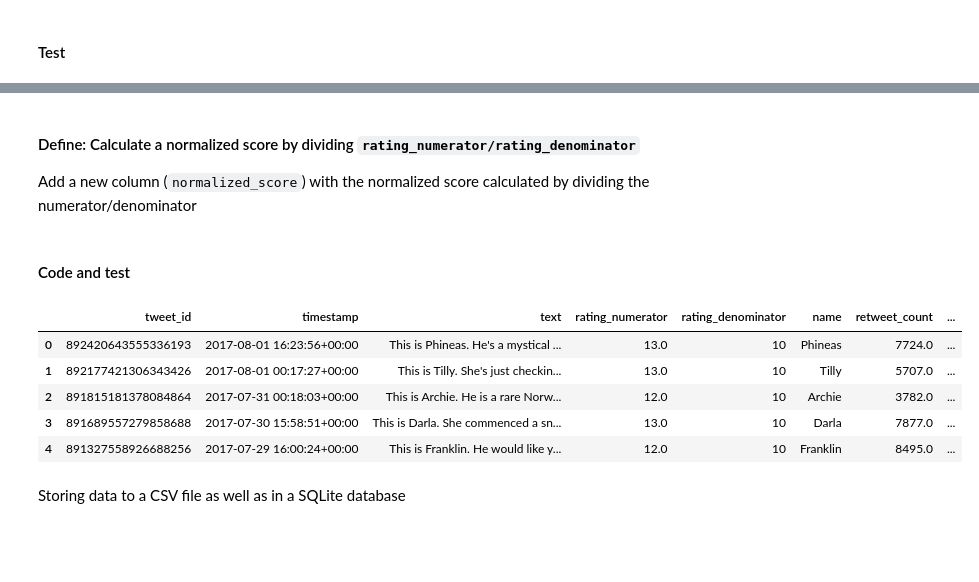
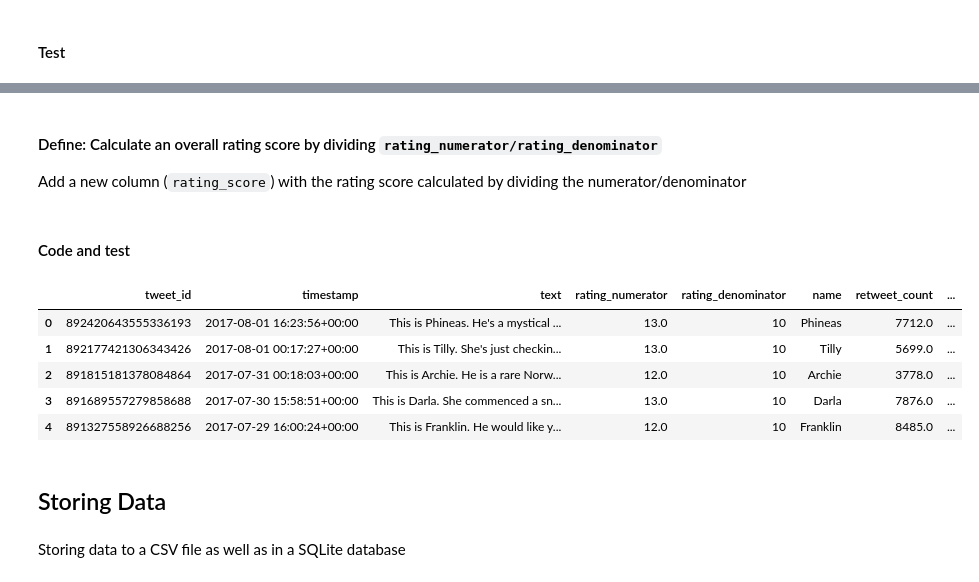
Before and after one commit to miniermatar/udacity_project_5_data_wrangling, a Jupyter notebook: wrangle_act.ipynb, the cells around one changed output, grey strips where cells are left out. Saved outputs shown, nothing was run; the diff lists cells and outputs as text; code cells hidden in the pictures; blank space fills up the shorter version.

```diff
--- a/wrangle_act.ipynb
+++ b/wrangle_act.ipynb
@@ -60,7 +60,7 @@ api = tweepy.API(auth, wait_on_rate_limit=True, wait_on_rate_limit_notify=True)
 # %%
 error=open('error.txt','w') #file to store the tweet IDs that were no found
 jsondata=open('tweet_json.txt','w')
-log=open('log.txt','w')
+log=open('log.txt','w') # Log with the tweets stored in tweet_json.txt
 for id in df.tweet_id:
     start = timer()
     try:
@@ -68,7 +68,7 @@ for id in df.tweet_id:
         json.dump(tweet._json,jsondata)
         jsondata.write('\n')
     except:
-        error.write(str(error)+'\n')
+        error.write(str(id)+'\n')
     end = timer()
     status='ID: {} - time: {}, current time: {}'.format(id,end-start,str(datetime.datetime.now()))
     print(status)
@@ -700,3 +696,4 @@ Merge selected columns from the image prediction TSV file that include the breed
 # %%
-df_clean = pd.merge(df_clean, df_image_clean[['tweet_id','p1','p1_conf','p1_dog','jpg_url']], on='tweet_id', how='left')
+# adding image database and renaming columns for easy references
+df_clean = pd.merge(df_clean, df_image[['tweet_id','p1','p1_conf','p1_dog','jpg_url']], on='tweet_id', how='left')
 df_clean.rename(columns={"p1": "dog_breed", "p1_conf": "dog_breed_confidence","p1_dog": "is_it_a_dog"},inplace=True)
@@ -932,6 +895,9 @@ df_clean[df_clean.tweet_id==722974582966214656]=df_clean[df_clean.tweet_id==7229
 df_clean[df_clean.tweet_id==716439118184652801]=df_clean[df_clean.tweet_id==716439118184652801].replace([50,50],[11,10])
 df_clean[df_clean.tweet_id==682962037429899265]=df_clean[df_clean.tweet_id==682962037429899265].replace([7,11],[10,10])
 df_clean[df_clean.tweet_id==666287406224695296]=df_clean[df_clean.tweet_id==666287406224695296].replace([1,2],[9,10])
+df_clean[df_clean.tweet_id==786709082849828864]=df_clean[df_clean.tweet_id==786709082849828864].replace([75,10],[9.75,10])
+df_clean[df_clean.tweet_id==778027034220126208]=df_clean[df_clean.tweet_id==778027034220126208].replace([27,10],[11.27,10])
+df_clean[df_clean.tweet_id==680494726643068929]=df_clean[df_clean.tweet_id==680494726643068929].replace([26,10],[11.26,10])
 # %% [markdown]
 #### Test
 # %%
@@ -967,18 +932,20 @@ df_clean[df_clean.tweet_id==675706639471788032]
 # %% [markdown]
-#### Define: Calculate a normalized score by dividing `rating_numerator/rating_denominator`
-Add a new column (`normalized_score`) with the normalized score calculated by dividing the numerator/denominator
+#### Define: Calculate an overall rating score by dividing `rating_numerator/rating_denominator`
+Add a new column (`rating_score`) with the rating score calculated by dividing the numerator/denominator
 # %% [markdown]
 #### Code and test
 # %%
-df_clean['normalized_score']=df_clean['rating_numerator']/df_clean['rating_denominator']
+df_clean['rating_score']=df_clean['rating_numerator']/df_clean['rating_denominator']
 df_clean.head()
 # %% [output]
 |  | tweet_id | timestamp | text | rating_numerator | rating_denominator | name | retweet_count | ... |
-| 0 | 892420643555336193 | 2017-08-01 16:23:56+00:00 | This is Phineas. He's a mystical ... | 13.0 | 10 | Phineas | 7724.0 | ... |
-| 1 | 892177421306343426 | 2017-08-01 00:17:27+00:00 | This is Tilly. She's just checkin... | 13.0 | 10 | Tilly | 5707.0 | ... |
-| 2 | 891815181378084864 | 2017-07-31 00:18:03+00:00 | This is Archie. He is a rare Norw... | 12.0 | 10 | Archie | 3782.0 | ... |
-| 3 | 891689557279858688 | 2017-07-30 15:58:51+00:00 | This is Darla. She commenced a sn... | 13.0 | 10 | Darla | 7877.0 | ... |
-| 4 | 891327558926688256 | 2017-07-29 16:00:24+00:00 | This is Franklin. He would like y... | 12.0 | 10 | Franklin | 8495.0 | ... |
+| 0 | 892420643555336193 | 2017-08-01 16:23:56+00:00 | This is Phineas. He's a mystical ... | 13.0 | 10 | Phineas | 7712.0 | ... |
+| 1 | 892177421306343426 | 2017-08-01 00:17:27+00:00 | This is Tilly. She's just checkin... | 13.0 | 10 | Tilly | 5699.0 | ... |
+| 2 | 891815181378084864 | 2017-07-31 00:18:03+00:00 | This is Archie. He is a rare Norw... | 12.0 | 10 | Archie | 3778.0 | ... |
+| 3 | 891689557279858688 | 2017-07-30 15:58:51+00:00 | This is Darla. She commenced a sn... | 13.0 | 10 | Darla | 7876.0 | ... |
+| 4 | 891327558926688256 | 2017-07-29 16:00:24+00:00 | This is Franklin. He would like y... | 12.0 | 10 | Franklin | 8485.0 | ... |
+# %% [markdown]
+## Storing Data
 # %% [markdown]
 Storing data to a CSV file as well as in a SQLite database
 # %%
```
Also changed, not shown: parts of 88 cells of this notebook, 11 other files.
